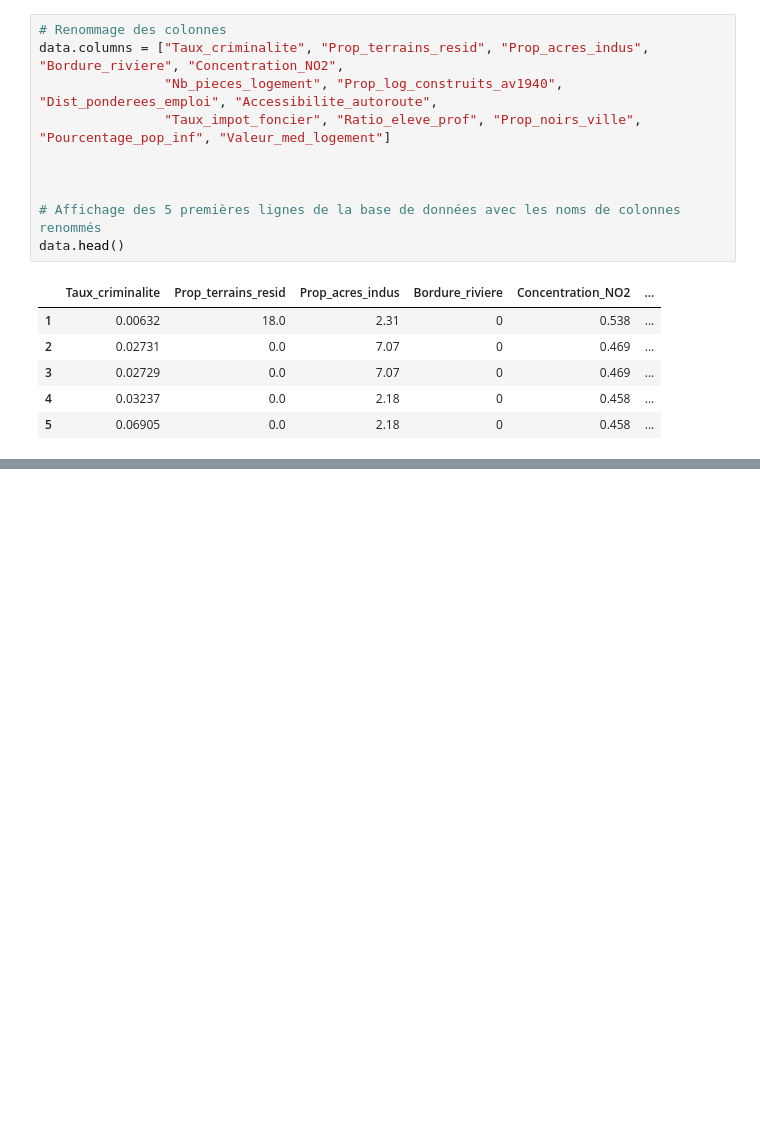
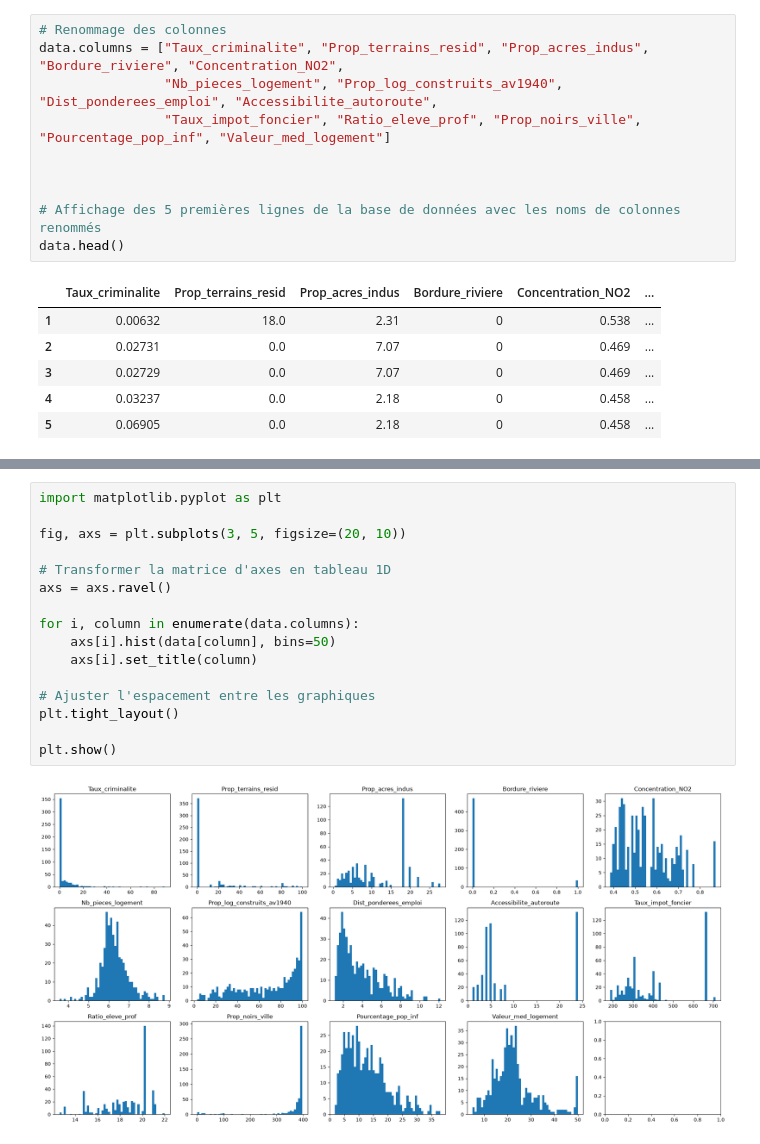
Before and after one commit to tchongwangbakayoko619-star/regression_lineaire, a Jupyter notebook: regressionlinaire.ipynb, the cells around one changed output, grey strips where cells are left out. Drawn from its saved outputs; the diff is of its cells as text; blank space fills up the shorter version.

Commit message:
importation de donnes

```diff
--- a/regressionlinaire.ipynb
+++ b/regressionlinaire.ipynb
@@ -55,0 +108,18 @@ data.head()
+# %%
+import matplotlib.pyplot as plt
+
+fig, axs = plt.subplots(3, 5, figsize=(20, 10))
+
+# Transformer la matrice d'axes en tableau 1D
+axs = axs.ravel()
+
+for i, column in enumerate(data.columns):
+    axs[i].hist(data[column], bins=50)
+    axs[i].set_title(column)
+
+# Ajuster l'espacement entre les graphiques
+plt.tight_layout()
+
+plt.show()
+# %% [output]
+[figure, added]
```
Also changed, not shown: parts of 4 cells of this notebook.
